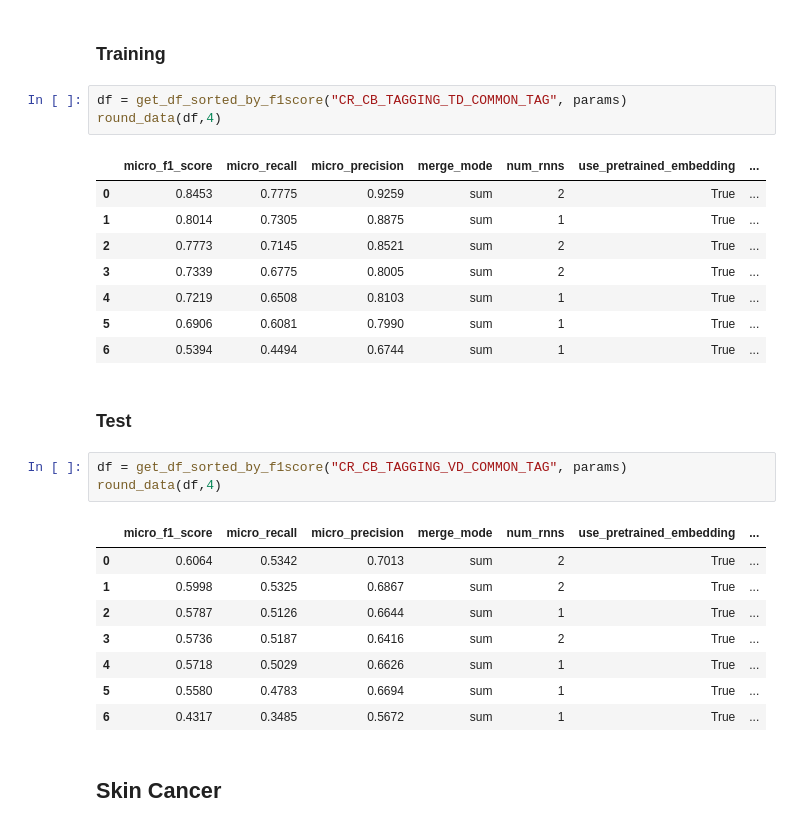
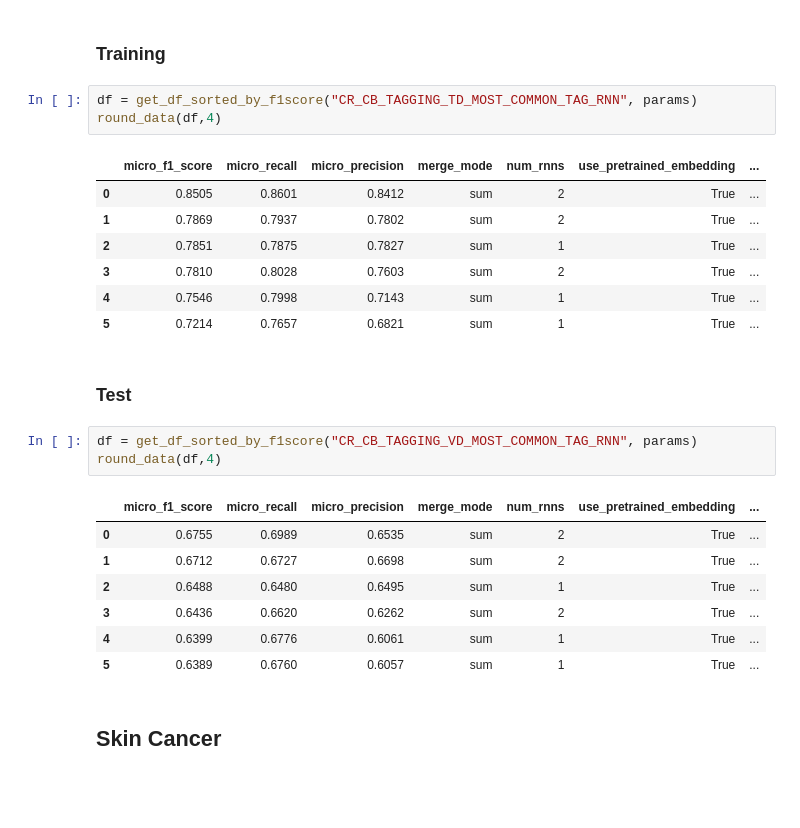
Before and after one commit to simonhughes22/PythonNlpResearch, a Jupyter notebook: notebooks/Mongo Queries/Query Causal Relation Results.ipynb, the cells around one changed output. Cells and saved outputs as stored; diff of their text form; blank space fills up the shorter version.

```diff
--- a/notebooks/Mongo Queries/Query Causal Relation Results.ipynb
+++ b/notebooks/Mongo Queries/Query Causal Relation Results.ipynb
@@ -182,31 +182,29 @@ params = "merge_mode,num_rnns,use_pretrained_embedding,bi-directional,hidden_siz
 # %% [markdown]
 ### Training
 # %%
-df = get_df_sorted_by_f1score("CR_CB_TAGGING_TD_COMMON_TAG", params)
+df = get_df_sorted_by_f1score("CR_CB_TAGGING_TD_MOST_COMMON_TAG_RNN", params)
 round_data(df,4)
 # %% [output]
 |  | micro_f1_score | micro_recall | micro_precision | merge_mode | num_rnns | use_pretrained_embedding | ... |
-| 0 | 0.8453 | 0.7775 | 0.9259 | sum | 2 | True | ... |
-| 1 | 0.8014 | 0.7305 | 0.8875 | sum | 1 | True | ... |
-| 2 | 0.7773 | 0.7145 | 0.8521 | sum | 2 | True | ... |
-| 3 | 0.7339 | 0.6775 | 0.8005 | sum | 2 | True | ... |
-| 4 | 0.7219 | 0.6508 | 0.8103 | sum | 1 | True | ... |
-| 5 | 0.6906 | 0.6081 | 0.7990 | sum | 1 | True | ... |
-| 6 | 0.5394 | 0.4494 | 0.6744 | sum | 1 | True | ... |
+| 0 | 0.8505 | 0.8601 | 0.8412 | sum | 2 | True | ... |
+| 1 | 0.7869 | 0.7937 | 0.7802 | sum | 2 | True | ... |
+| 2 | 0.7851 | 0.7875 | 0.7827 | sum | 1 | True | ... |
+| 3 | 0.7810 | 0.8028 | 0.7603 | sum | 2 | True | ... |
+| 4 | 0.7546 | 0.7998 | 0.7143 | sum | 1 | True | ... |
+| 5 | 0.7214 | 0.7657 | 0.6821 | sum | 1 | True | ... |
 # %% [markdown]
 ### Test
 # %%
-df = get_df_sorted_by_f1score("CR_CB_TAGGING_VD_COMMON_TAG", params)
+df = get_df_sorted_by_f1score("CR_CB_TAGGING_VD_MOST_COMMON_TAG_RNN", params)
 round_data(df,4)
 # %% [output]
 |  | micro_f1_score | micro_recall | micro_precision | merge_mode | num_rnns | use_pretrained_embedding | ... |
-| 0 | 0.6064 | 0.5342 | 0.7013 | sum | 2 | True | ... |
-| 1 | 0.5998 | 0.5325 | 0.6867 | sum | 2 | True | ... |
-| 2 | 0.5787 | 0.5126 | 0.6644 | sum | 1 | True | ... |
-| 3 | 0.5736 | 0.5187 | 0.6416 | sum | 2 | True | ... |
-| 4 | 0.5718 | 0.5029 | 0.6626 | sum | 1 | True | ... |
-| 5 | 0.5580 | 0.4783 | 0.6694 | sum | 1 | True | ... |
-| 6 | 0.4317 | 0.3485 | 0.5672 | sum | 1 | True | ... |
+| 0 | 0.6755 | 0.6989 | 0.6535 | sum | 2 | True | ... |
+| 1 | 0.6712 | 0.6727 | 0.6698 | sum | 2 | True | ... |
+| 2 | 0.6488 | 0.6480 | 0.6495 | sum | 1 | True | ... |
+| 3 | 0.6436 | 0.6620 | 0.6262 | sum | 2 | True | ... |
+| 4 | 0.6399 | 0.6776 | 0.6061 | sum | 1 | True | ... |
+| 5 | 0.6389 | 0.6760 | 0.6057 | sum | 1 | True | ... |
 # %% [markdown]
 ## Skin Cancer
 # %% [markdown]
```
Also changed, not shown: parts of 7 cells of this notebook, 3 other files.
